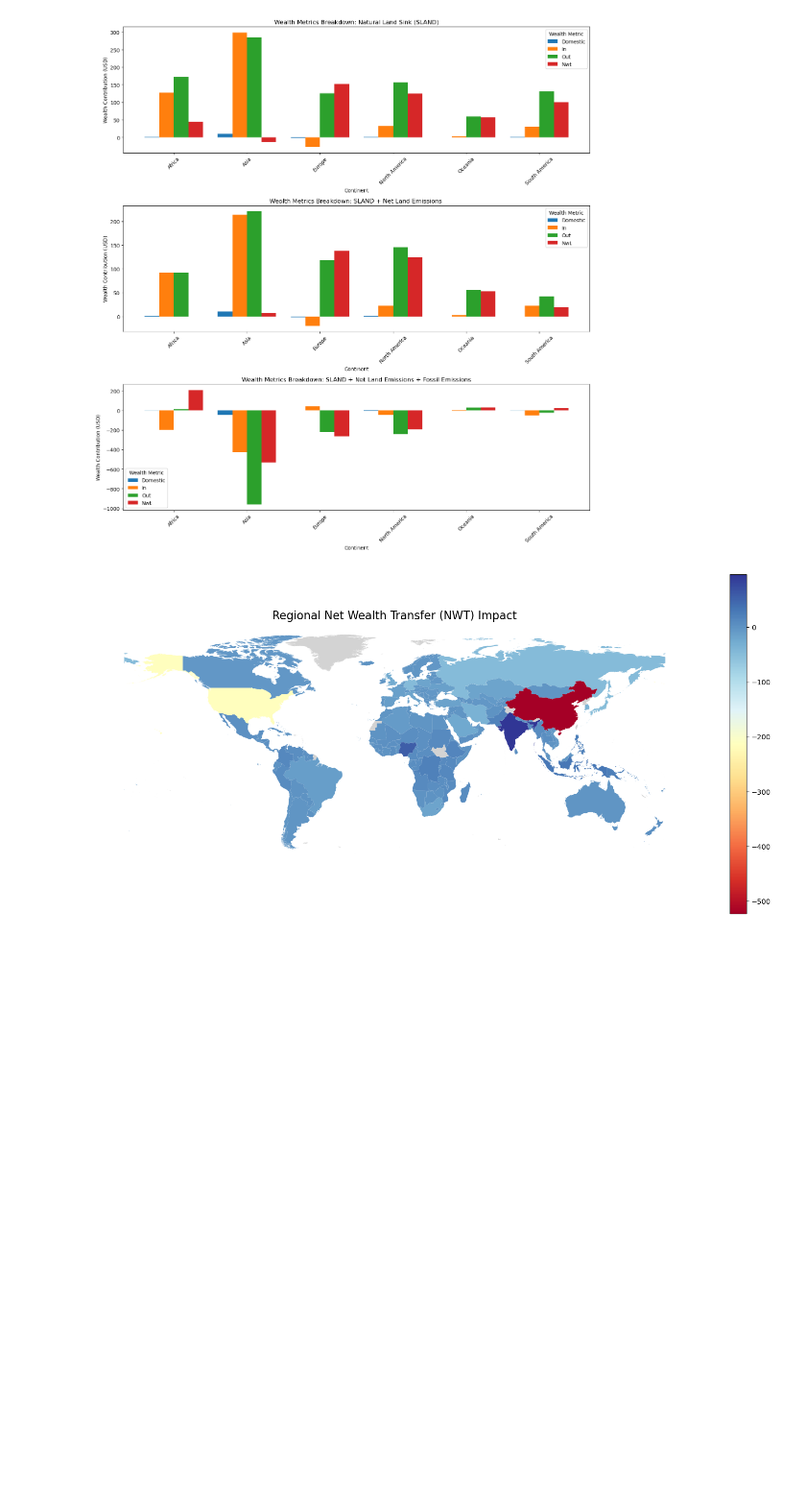
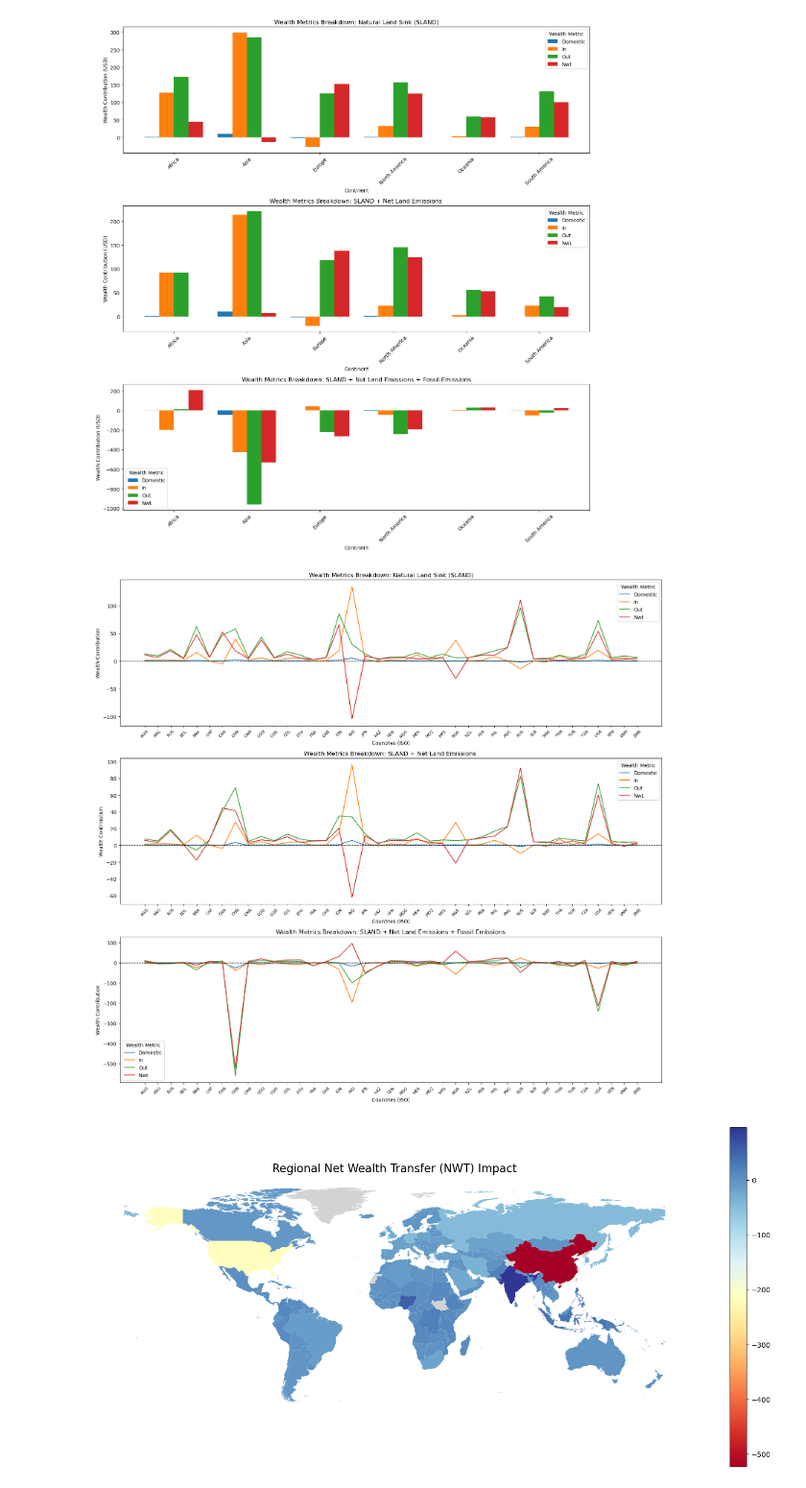
Before and after one commit to isaldiviagonzatti/landCSinkWealth, a Jupyter notebook: code/main.ipynb, the cells around one changed output. Shown at 96% size. Cells and saved outputs as stored; diff of their text form; code cells hidden in the pictures; blank space fills up the shorter version.

```diff
--- a/code/main.ipynb
+++ b/code/main.ipynb
@@ -1412,6 +1457,93 @@ plt.savefig(imgDir + "Wealth_metrics_bar.jpg", format="jpg")
 plt.show()
 # %% [output]
 [figure]
+# %%
+# Filter the data for the selected countries
+# Define the list of countries to include
+countries_to_include = [
+    "RUS",
+    "IDN",
+    "USA",
+    "BRA",
+    "CHN",
+    "CAN",
+    "COD",
+    "IND",
+    "PNG",
+    "MEX",
+    "PHL",
+    "COL",
+    "PER",
+    "ARG",
+    "TZA",
+    "AGO",
+    "AUS",
+    "ETH",
+    "JPN",
+    "MYS",
+    "THA",
+    "KEN",
+    "MOZ",
+    "VNM",
+    "ZMB",
+    "MDG",
+    "CAF",
+    "BOL",
+    "NZL",
+    "FRA",
+    "VEN",
+    "CMR",
+    "NGA",
+    "COG",
+    "TUR",
+    "KAZ",
+    "SLB",
+    "GAB",
+    "SWE",
+]
+
+filtered_df = wealth_df[wealth_df["iso"].isin(countries_to_include)]
+
+# Group wealth metrics by country instead of continent
+grouped_data = {}
+
+for flux in fluxes:
+    metrics = [f"{flux}_{metric}" for metric in wealth_metrics]
+    grouped = filtered_df.groupby("iso")[metrics].sum()
+    grouped_data[flux] = grouped
+
+# Plot line chart
+fig, axs = plt.subplots(len(fluxes), 1, figsize=(16, 5 * len(fluxes)))
+
+for i, flux in enumerate(fluxes):
+    grouped = grouped_data[flux]
+    countries = grouped.index  # X-axis labels (countries)
+
+    # Plot lines for each wealth metric
+    for metric in wealth_metrics:
+        axs[i].plot(
+            countries,
+            grouped[f"{flux}_{metric}"],
+            label=metric.capitalize(),
+            linestyle="-",
+            linewidth=1.5,
+        )
+
+    # Formatting
+    axs[i].set_xticks(np.arange(len(countries)))
+    axs[i].set_xticklabels(countries, rotation=45, fontsize=8)
+    axs[i].set_xlabel("Countries (ISO)")
+    axs[i].set_ylabel("Wealth Contribution")
+    axs[i].set_title(f"Wealth Metrics Breakdown: {flux_descriptions[flux]}")
+    axs[i].axhline(0, color="black", linestyle="--", linewidth=1)  # Zero reference line
+    axs[i].legend(title="Wealth Metric")
+
+# Adjust layout and show
+plt.tight_layout()
+plt.savefig(imgDir + "Wealth_metrics_line_plot.jpg", format="jpg")
+plt.show()
+# %% [output]
+[figure, added]
 # %%
 # Merge NWT data with world shapefile
 map_df = world.merge(
```
Also changed, not shown: parts of 4 cells of this notebook, 4 other files.
